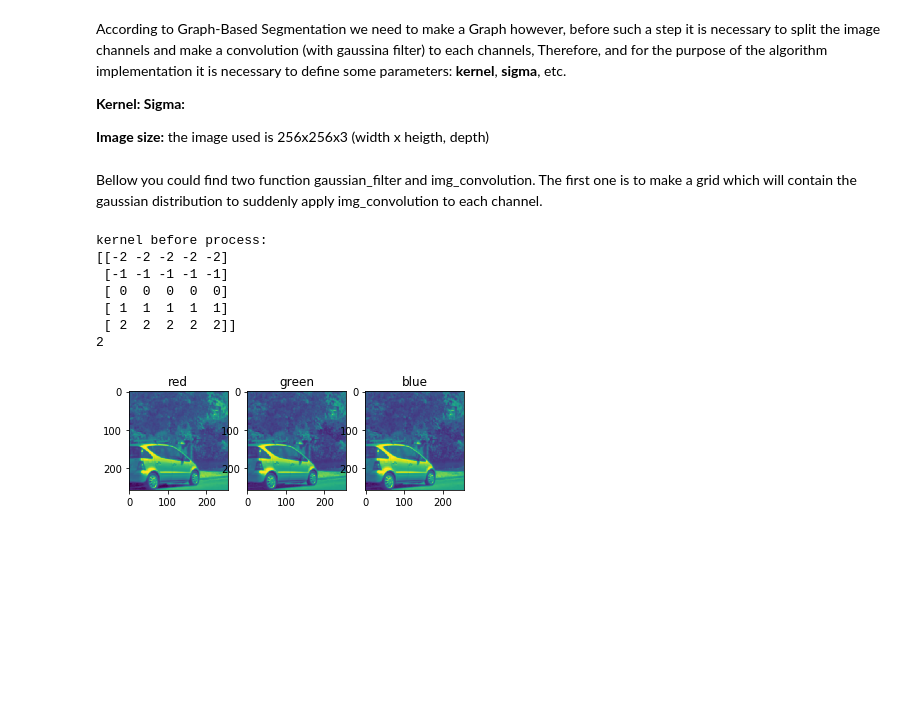
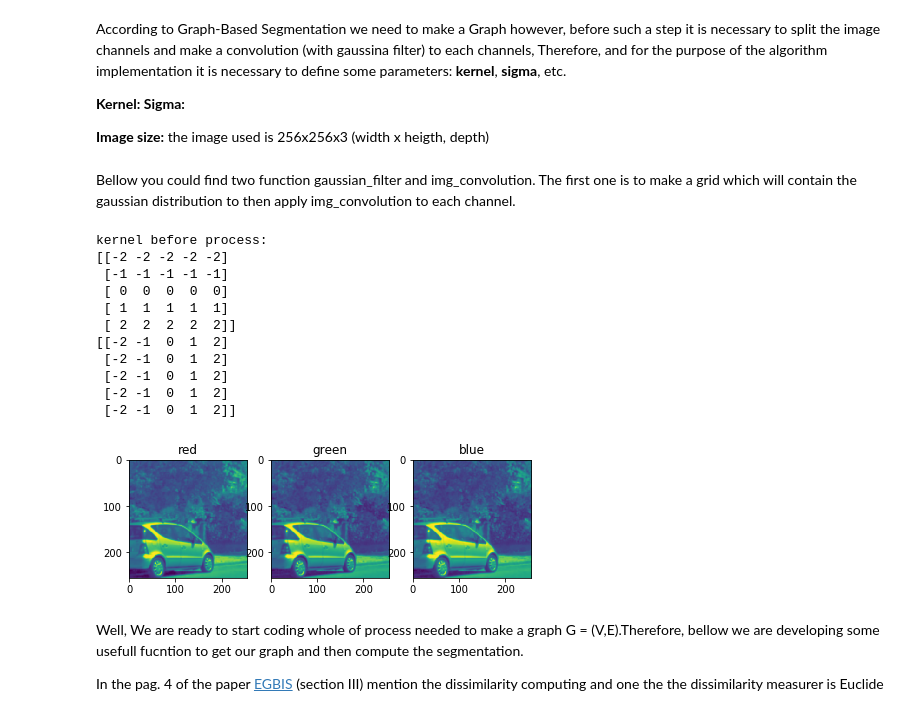
Before and after one commit to xavysp/EGBI_segmentation, a Jupyter notebook: EGBIseg.ipynb, the cells around one changed output. Cells and saved outputs as stored; diff of their text form; code cells hidden in the pictures; blank space fills up the shorter version.

Commit message:
gaussian ditribution and convolution

```diff
--- a/EGBIseg.ipynb
+++ b/EGBIseg.ipynb
@@ -38,7 +39,7 @@ kernel = 5
 min_size = 256
 img_size = img.size
 # %% [markdown]
-Bellow you could find two function gaussian_filter and img_convolution. The first one is to make a grid which will contain the gaussian distribution to suddenly apply img_convolution to each channel.
+Bellow you could find two function gaussian_filter and img_convolution. The first one is to make a grid which will contain the gaussian distribution to then apply img_convolution to each channel.
 # %%
 def gaussian_filter(kernel_size, sigma):
     mi = (np.int(np.float(kernel_size)/2))
@@ -59,32 +60,44 @@ r = np.float32(np.asarray(r))
 g = np.float32(np.asarray(g))
 b = np.float32(np.asarray(b))
 gaussian_kernel, x, y = gaussian_filter(kernel, sigma)
 
 r = img_convolution(r,gaussian_kernel)
 g = img_convolution(g, gaussian_kernel)
 b = img_convolution(b,gaussian_kernel)
+img_group = (r,g,b)
 
 print("kernel before process:")
 print(x)
 print(y)
 
 fig = plt.figure()
 sub_fig = fig.add_subplot(1,3,1)
 img_plot = plt.imshow(r)
 sub_fig.set_title('red')
 sub_fig = fig.add_subplot(1,3,2)
 img_plot = plt.imshow(g)
 sub_fig.set_title('green')
 sub_fig = fig.add_subplot(1,3,3)
 img_plot = plt.imshow(b)
+# img_plot.set_clim(0.0,0.7)
 sub_fig.set_title('blue')
+plt.gca().yaxis.set_minor_formatter(NullFormatter())
+plt.subplots_adjust(top=0.97,bottom=0.08, left=0.02, right=0.95, hspace=0.75)
 plt.draw()
 # %% [output]
 kernel before process:
 [[-2 -2 -2 -2 -2]
  [-1 -1 -1 -1 -1]
  [ 0  0  0  0  0]
  [ 1  1  1  1  1]
  [ 2  2  2  2  2]]
-2
+[[-2 -1  0  1  2]
+ [-2 -1  0  1  2]
+ [-2 -1  0  1  2]
+ [-2 -1  0  1  2]
+ [-2 -1  0  1  2]]
-[figure, old version]
+[figure, new version]
+# %% [markdown]
+Well, We are ready to start coding whole of process needed to make a graph G = (V,E).Therefore, bellow we are developing some usefull fucntion to get our graph and then  compute the segmentation.
+
+In the pag. 4 of the paper [EGBIS](http://cs.brown.edu/%7Epff/segment) (section III) mention the dissimilarity computing and one the the dissimilarity measurer is Euclide
```
Also changed, not shown: parts of 4 cells of this notebook.
